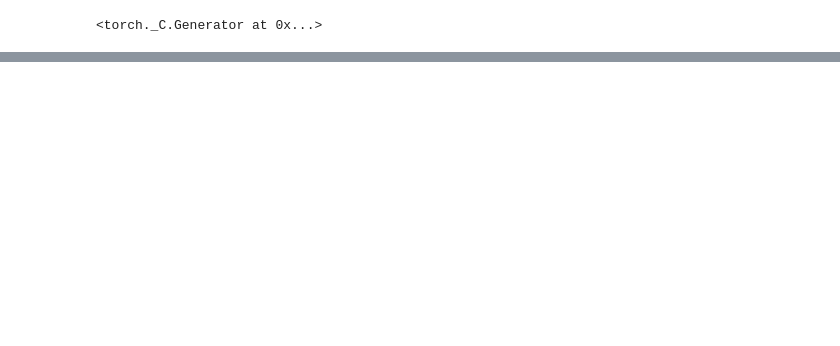
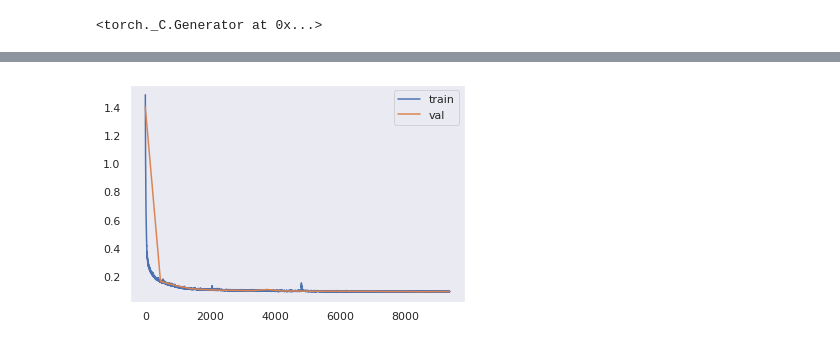
Before and after one commit to aliscafo/deep-unsupervised-learning-2019, a Jupyter notebook: hw1/task3.ipynb, the cells around one changed output, grey strips where cells are left out. Drawn from its saved outputs; the diff is of its cells as text; code cells hidden in the pictures; blank space fills up the shorter version.

```diff
--- a/hw1/task3.ipynb
+++ b/hw1/task3.ipynb
@@ -50,0 +133,6 @@ plt.show()
+# %%
+NUM_EPOCHS = 20
+BATCH_SIZE = 128
+LR = 1e-3
+train_loader = torch.utils.data.DataLoader(dataset=train_dataset, batch_size=BATCH_SIZE, shuffle=True)
+val_loader = torch.utils.data.DataLoader(dataset=val_dataset, batch_size=BATCH_SIZE, shuffle=False)
@@ -50,0 +207,7 @@ plt.show()
+# %%
+plt.plot(train_steps, train_losses, label="train")
+plt.plot(val_steps, val_losses, label="val")
+plt.legend()
+plt.show()
+# %% [output]
+[figure, added]
```
Also changed, not shown: parts of 10 cells of this notebook.
